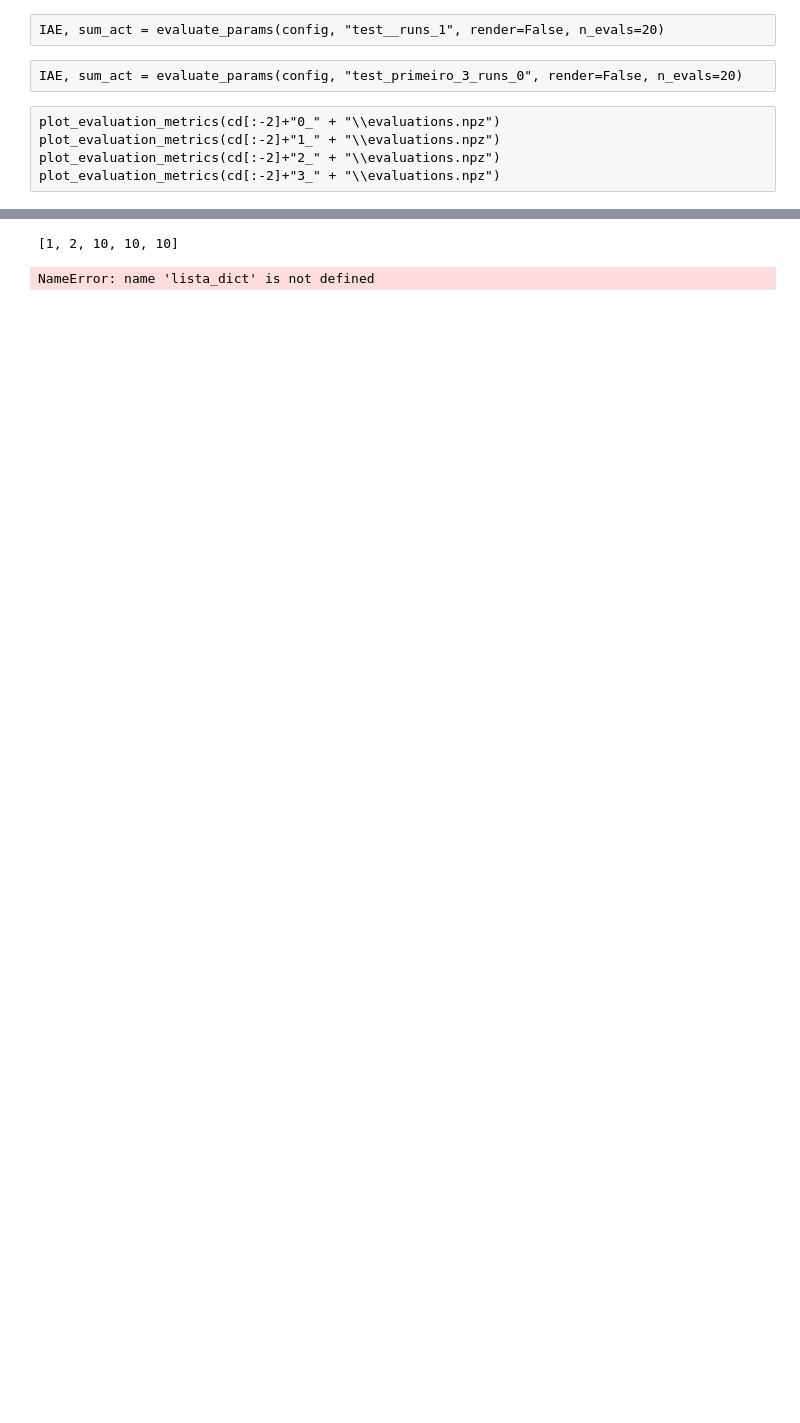
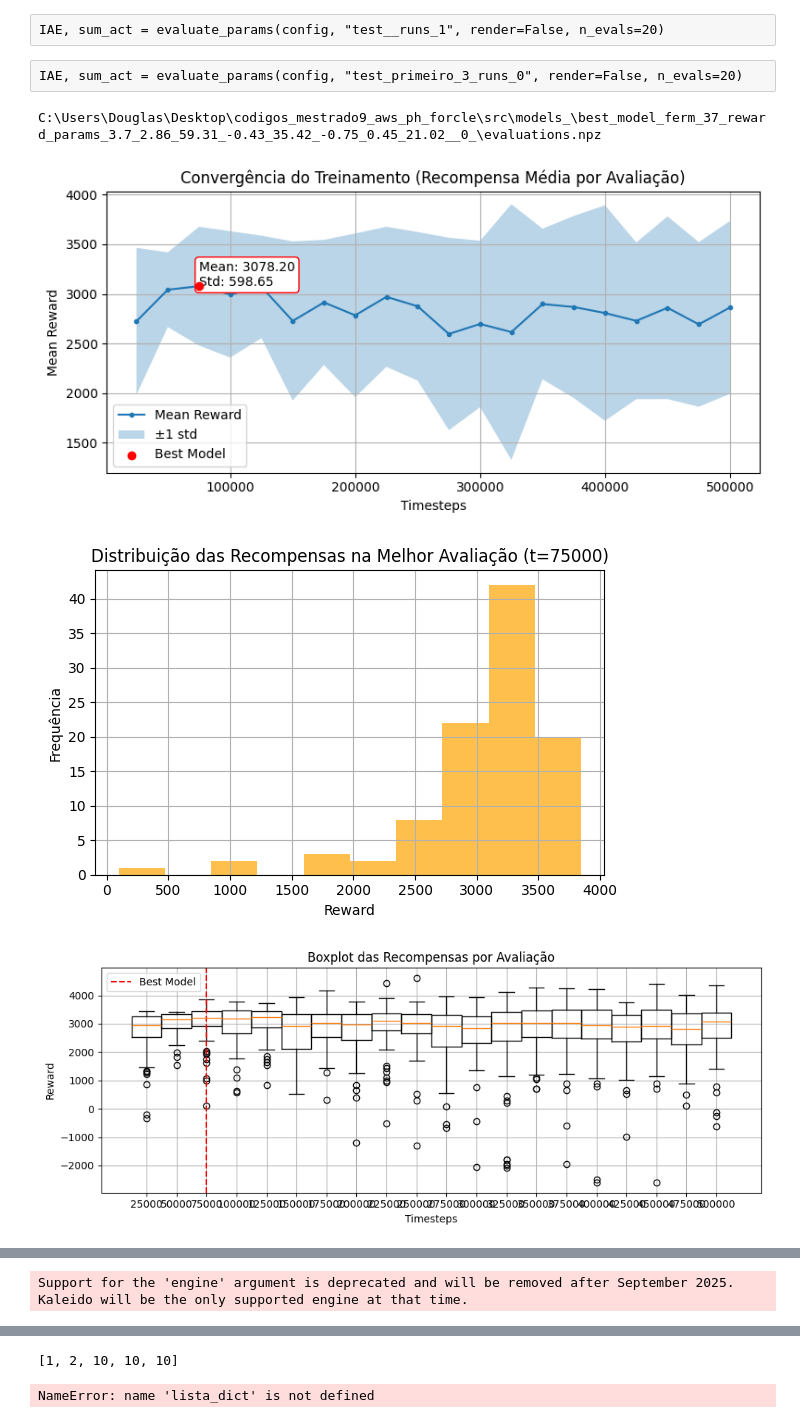
Before and after one commit to douglasag97/FORCLE, a Jupyter notebook: processes/four_tanks/4t_eval_best_agent_rw_func.ipynb, the cells around one changed output, grey strips where cells are left out. Cells and saved outputs as stored; diff of their text form; code cells hidden in the pictures; blank space fills up the shorter version.

Commit message:
adjust evaluation script
adjust evaluation script

```diff
--- a/processes/four_tanks/4t_eval_best_agent_rw_func.ipynb
+++ b/processes/four_tanks/4t_eval_best_agent_rw_func.ipynb
@@ -138,5 +138,10 @@ cd = "C:\\Users\\Douglas\\Desktop\\codigos_mestrado9_aws_ph_forcle\\src\\models_
-# %% [raw]
-plot_evaluation_metrics(cd[:-2]+"0_" + "\\evaluations.npz")
-plot_evaluation_metrics(cd[:-2]+"1_" + "\\evaluations.npz")
-plot_evaluation_metrics(cd[:-2]+"2_" + "\\evaluations.npz")
-plot_evaluation_metrics(cd[:-2]+"3_" + "\\evaluations.npz")
+# %%
+plot_evaluation_metrics(cd[:-2]+"0_" + "\\evaluations.npz")
+plot_evaluation_metrics(cd[:-2]+"1_" + "\\evaluations.npz")
+plot_evaluation_metrics(cd[:-2]+"2_" + "\\evaluations.npz")
+plot_evaluation_metrics(cd[:-2]+"3_" + "\\evaluations.npz")
+# %% [output]
+C:\Users\Douglas\Desktop\codigos_mestrado9_aws_ph_forcle\src\models_\best_model_ferm_37_reward_params_3.7_2.86_59.31_-0.43_35.42_-0.75_0.45_21.02__0_\evaluations.npz
+[figure, added]
+[figure, added]
+[figure, added]
@@ -142,0 +149,2 @@ plot_evaluation_metrics(cd[:-2]+"3_" + "\\evaluations.npz")
+Support for the 'engine' argument is deprecated and will be removed after September 2025.
+Kaleido will be the only supported engine at that time.
```
Also changed, not shown: parts of 3 cells of this notebook, 1 other file.
